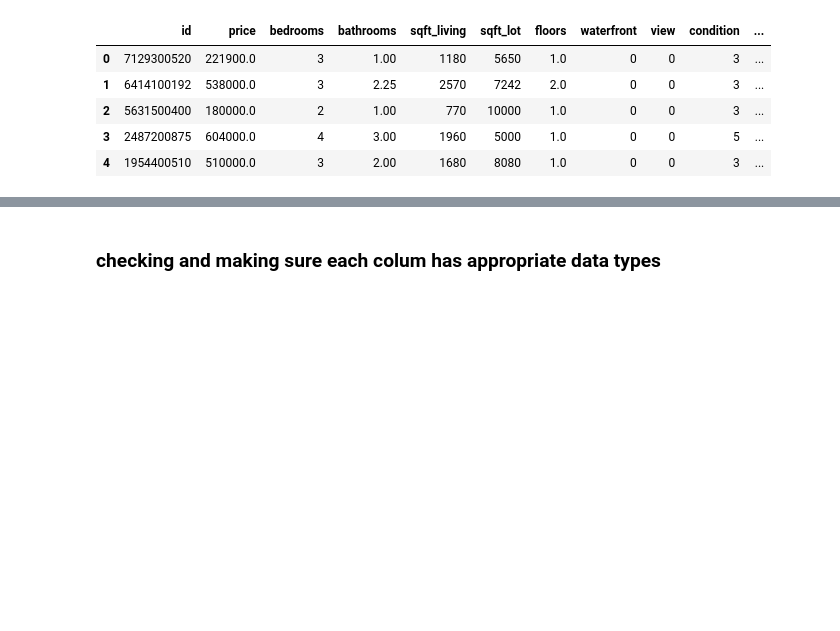
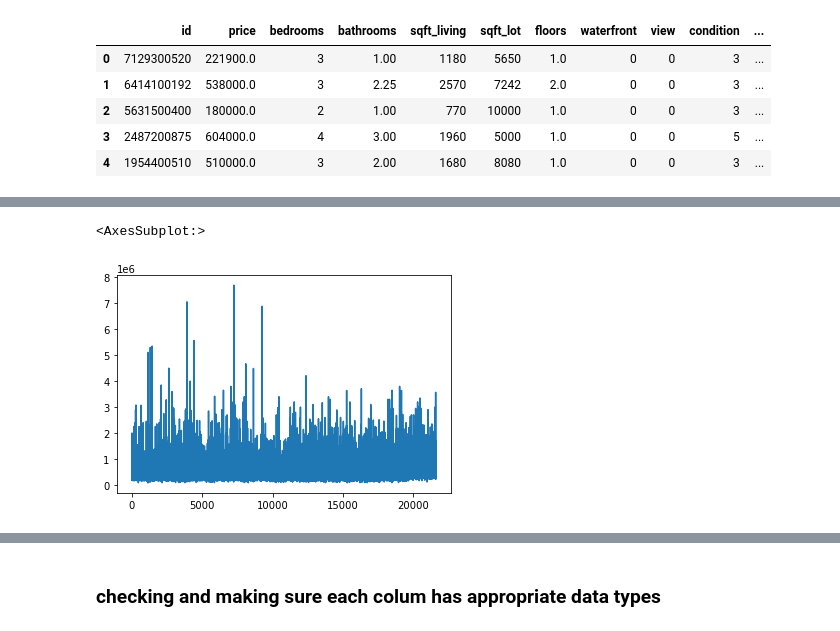
Before and after one commit to ronidad/regression, a Jupyter notebook: REAL_ESTATE_ANALYSIS_IP.ipynb, the cells around one changed output, grey strips where cells are left out. Drawn from its saved outputs; the diff is of its cells as text; code cells hidden in the pictures; blank space fills up the shorter version.

```diff
--- a/REAL_ESTATE_ANALYSIS_IP.ipynb
+++ b/REAL_ESTATE_ANALYSIS_IP.ipynb
@@ -64,3 +76,8 @@ houses.head()
+# %%
+houses['price'].plot()
+# %% [output]
+<AxesSubplot:>
+[figure, added]
 # %%
 houses['geocode_data'] = ''
 houses['city'] = ''
```
Also changed, not shown: parts of 56 cells of this notebook.
